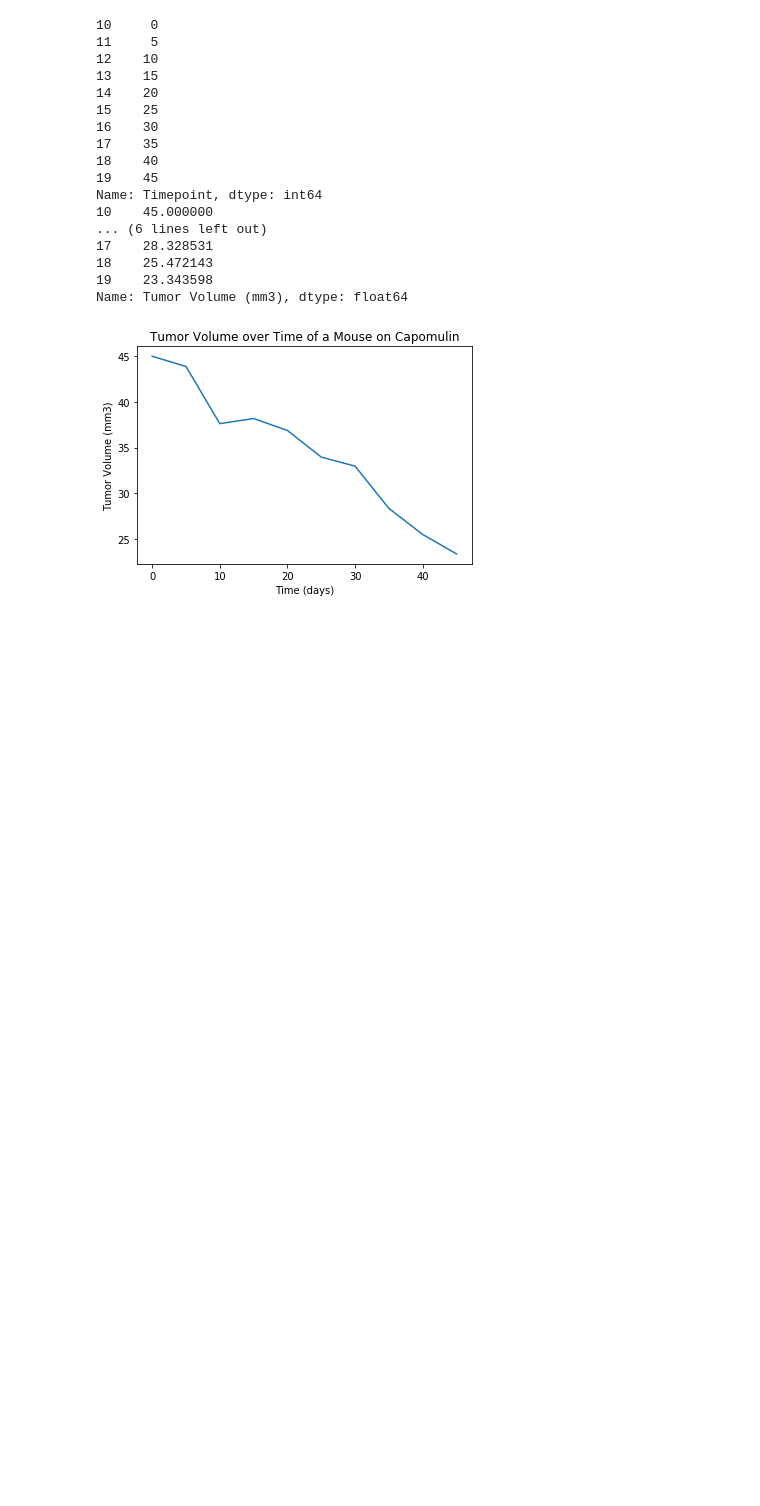
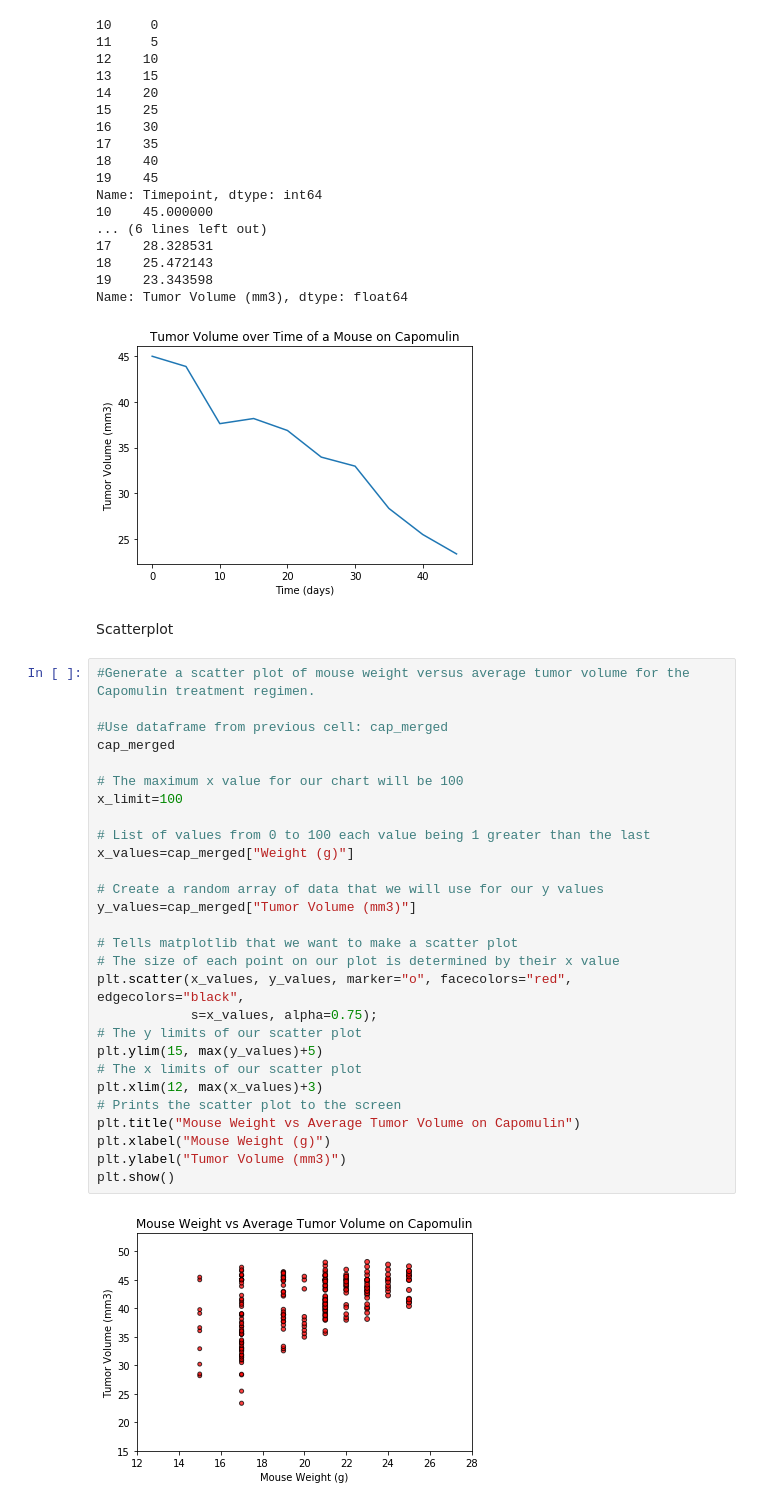
Before and after one commit to annabelcheong/matplotlib, a Jupyter notebook: pymaceuticals.ipynb, the cells around one changed output. Saved outputs shown, nothing was run; the diff lists cells and outputs as text; blank space fills up the shorter version.

Commit message:
Completed scatter plot of mouse wt vs avg tumor volume

```diff
--- a/pymaceuticals.ipynb
+++ b/pymaceuticals.ipynb
@@ -600,3 +600,35 @@ Name: Timepoint, dtype: int64
 19    23.343598
 Name: Tumor Volume (mm3), dtype: float64
 [figure]
+# %% [markdown]
+Scatterplot
+# %%
+#Generate a scatter plot of mouse weight versus average tumor volume for the Capomulin treatment regimen.
+
+#Use dataframe from previous cell: cap_merged
+cap_merged
+
+# The maximum x value for our chart will be 100
+x_limit=100
+
+# List of values from 0 to 100 each value being 1 greater than the last
+x_values=cap_merged["Weight (g)"]
+
+# Create a random array of data that we will use for our y values
+y_values=cap_merged["Tumor Volume (mm3)"]
+
+# Tells matplotlib that we want to make a scatter plot
+# The size of each point on our plot is determined by their x value
+plt.scatter(x_values, y_values, marker="o", facecolors="red", edgecolors="black",
+            s=x_values, alpha=0.75);
+# The y limits of our scatter plot
+plt.ylim(15, max(y_values)+5)
+# The x limits of our scatter plot
+plt.xlim(12, max(x_values)+3)
+# Prints the scatter plot to the screen
+plt.title("Mouse Weight vs Average Tumor Volume on Capomulin")
+plt.xlabel("Mouse Weight (g)")
+plt.ylabel("Tumor Volume (mm3)")
+plt.show()
+# %% [output]
+[figure, added]
```
